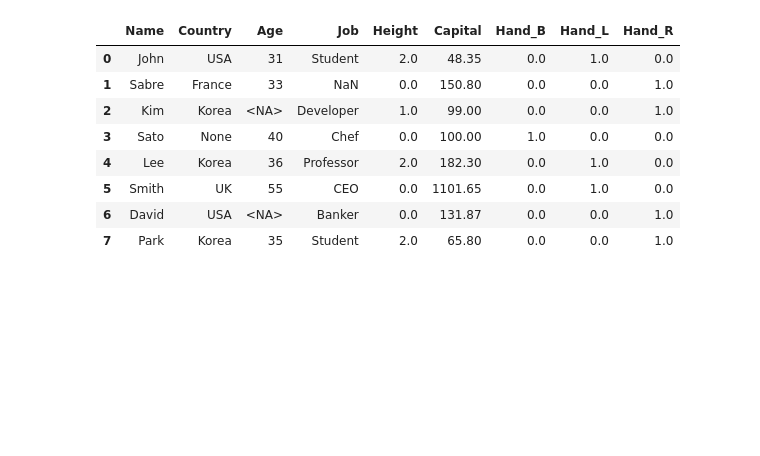
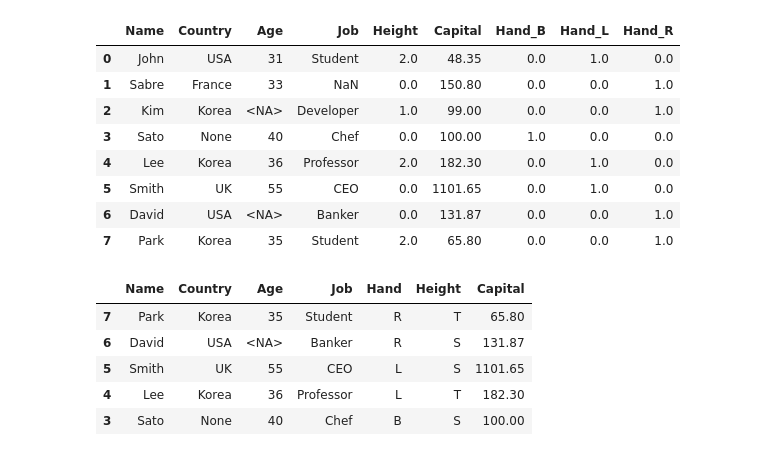
Before and after one commit to qsdcfd/TIL, a Jupyter notebook: Study__219/types_of_data.ipynb, the cells around one changed output. Drawn from its saved outputs; the diff is of its cells as text; code cells hidden in the pictures; blank space fills up the shorter version.

```diff
--- a/Study__219/types_of_data.ipynb
+++ b/Study__219/types_of_data.ipynb
@@ -213,3 +213,15 @@ df_enc
 | 5 | Smith | UK | 55 | CEO | 0.0 | 1101.65 | 0.0 | 1.0 | 0.0 |
 | 6 | David | USA | <NA> | Banker | 0.0 | 131.87 | 0.0 | 0.0 | 1.0 |
 | 7 | Park | Korea | 35 | Student | 2.0 | 65.80 | 0.0 | 0.0 | 1.0 |
+# %%
+df_sorted_by_index = df.sort_index(ascending=False)
+
+# 정렬 결과를 출력합니다.
+df_sorted_by_index.head()
+# %% [output]
+|  | Name | Country | Age | Job | Hand | Height | Capital |
+| 7 | Park | Korea | 35 | Student | R | T | 65.80 |
+| 6 | David | USA | <NA> | Banker | R | S | 131.87 |
+| 5 | Smith | UK | 55 | CEO | L | S | 1101.65 |
+| 4 | Lee | Korea | 36 | Professor | L | T | 182.30 |
+| 3 | Sato | None | 40 | Chef | B | S | 100.00 |
```
Also changed, not shown: parts of 3 cells of this notebook.
